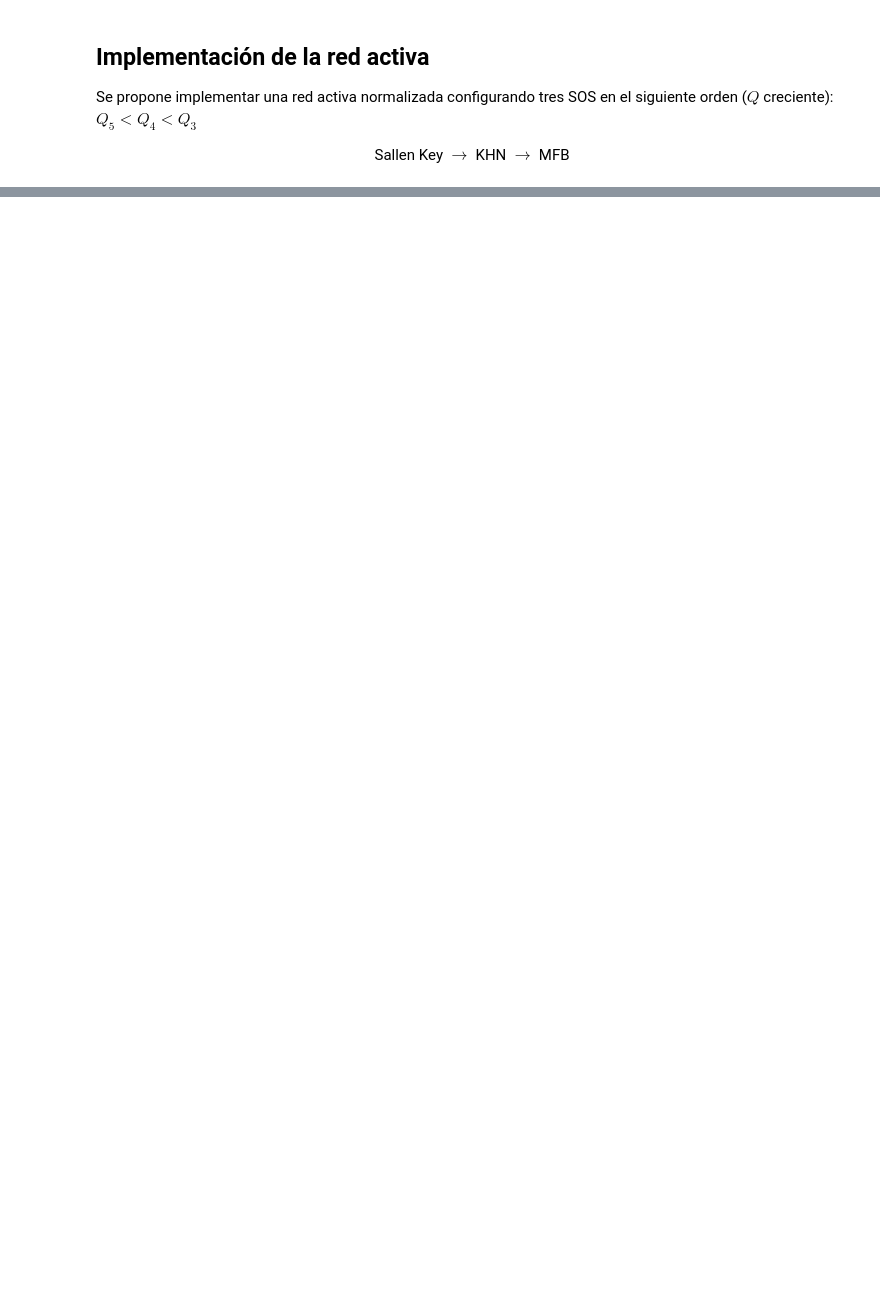
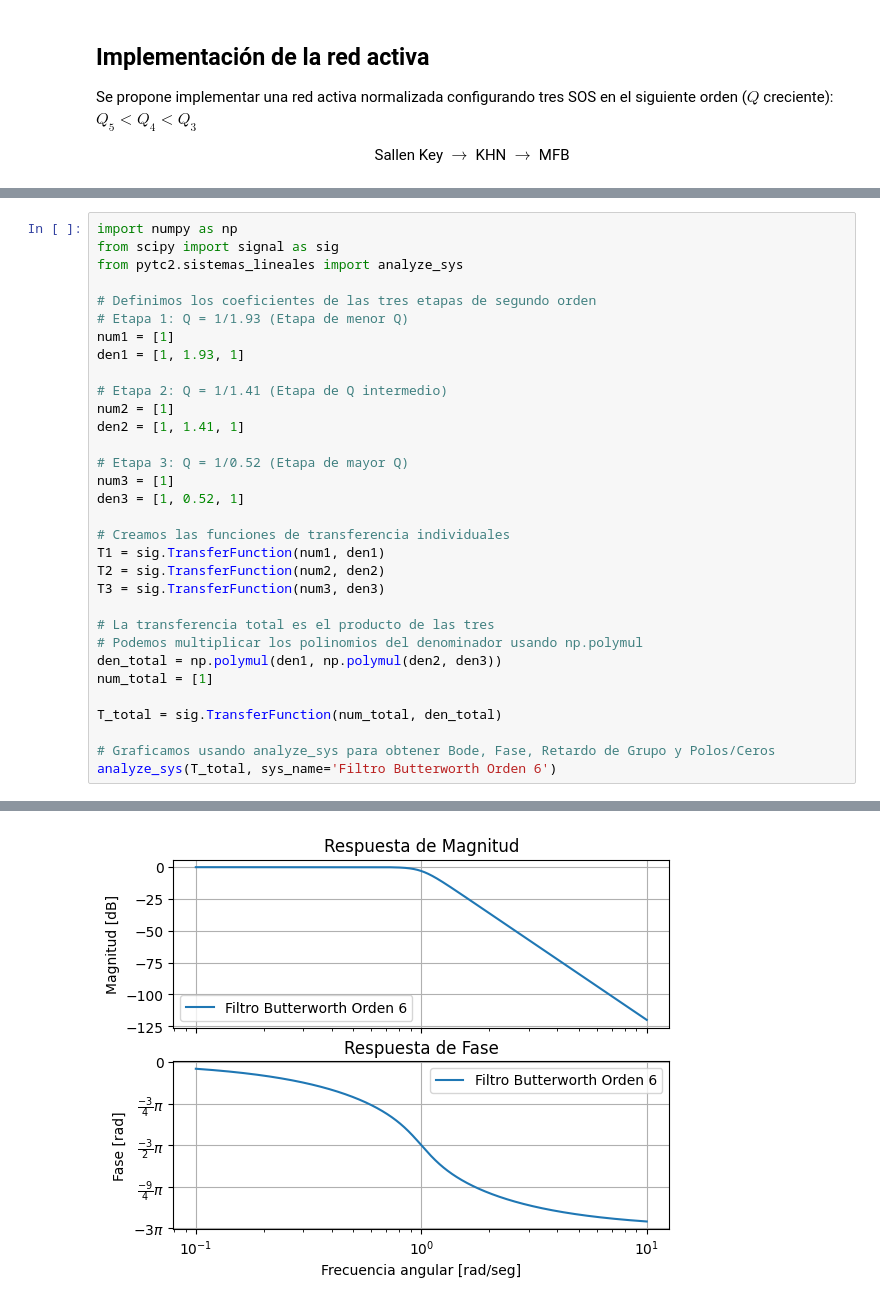
Before and after one commit to guidoc13/entregas_tc2, a Jupyter notebook: ts2/ts2.ipynb, the cells around one changed output, grey strips where cells are left out. Cells and saved outputs as stored; diff of their text form; blank space fills up the shorter version.

```diff
--- a/ts2/ts2.ipynb
+++ b/ts2/ts2.ipynb
@@ -379,0 +427,33 @@ La simulación Spice verifica que en $\omega_0 = 1 \frac{\text{rad}}{s}$ la aten
+# %%
+import numpy as np
+from scipy import signal as sig
+from pytc2.sistemas_lineales import analyze_sys
+
+# Definimos los coeficientes de las tres etapas de segundo orden
+# Etapa 1: Q = 1/1.93 (Etapa de menor Q)
+num1 = [1]
+den1 = [1, 1.93, 1]
+
+# Etapa 2: Q = 1/1.41 (Etapa de Q intermedio)
+num2 = [1]
+den2 = [1, 1.41, 1]
+
+# Etapa 3: Q = 1/0.52 (Etapa de mayor Q)
+num3 = [1]
+den3 = [1, 0.52, 1]
+
+# Creamos las funciones de transferencia individuales
+T1 = sig.TransferFunction(num1, den1)
+T2 = sig.TransferFunction(num2, den2)
+T3 = sig.TransferFunction(num3, den3)
+
+# La transferencia total es el producto de las tres
+# Podemos multiplicar los polinomios del denominador usando np.polymul
+den_total = np.polymul(den1, np.polymul(den2, den3))
+num_total = [1]
+
+T_total = sig.TransferFunction(num_total, den_total)
+
+# Graficamos usando analyze_sys para obtener Bode, Fase, Retardo de Grupo y Polos/Ceros
+analyze_sys(T_total, sys_name='Filtro Butterworth Orden 6')
+# %% [output]
@@ -379,0 +468 @@ La simulación Spice verifica que en $\omega_0 = 1 \frac{\text{rad}}{s}$ la aten
+[figure, added]
```
Also changed, not shown: parts of 10 cells of this notebook, 3 other files.
